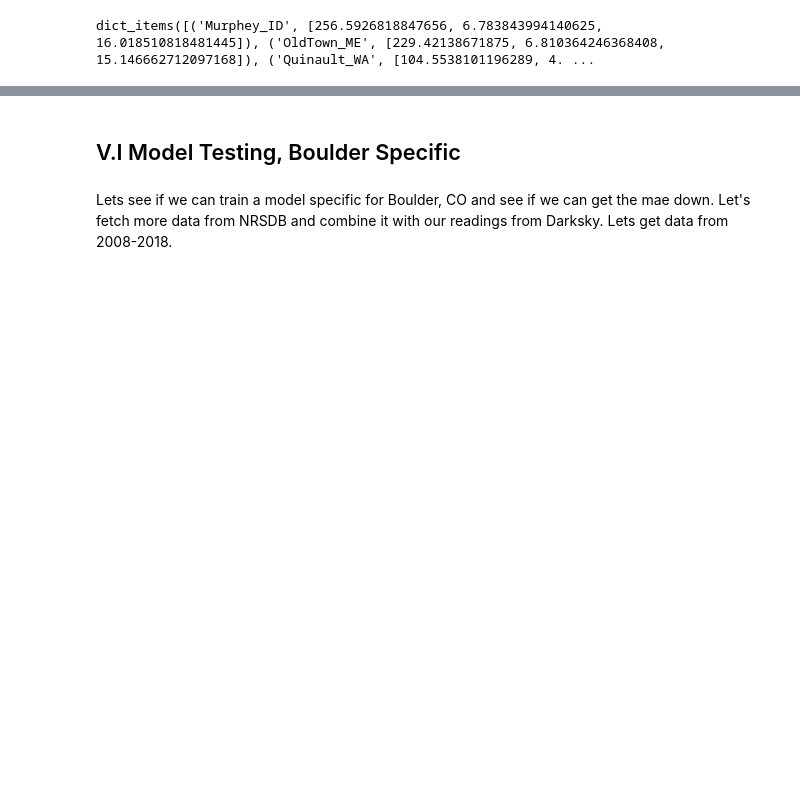
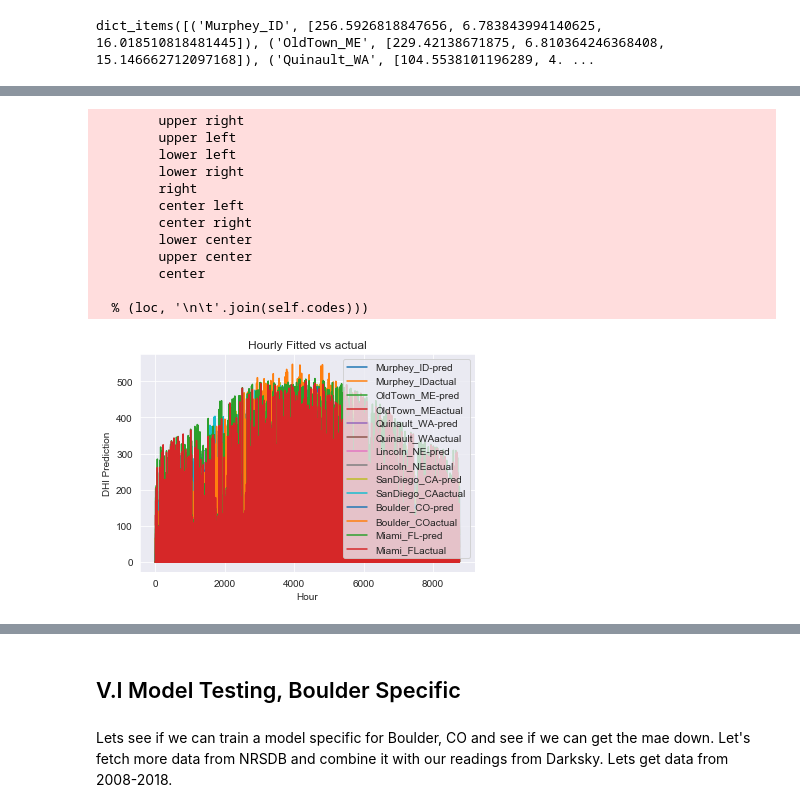
Before and after one commit to tpt5cu/solarIrradiancePredictor, a Jupyter notebook: Neural_Net_FINAL.ipynb, the cells around one changed output, grey strips where cells are left out. Cells and saved outputs as stored; diff of their text form; code cells hidden in the pictures; blank space fills up the shorter version.

```diff
--- a/Neural_Net_FINAL.ipynb
+++ b/Neural_Net_FINAL.ipynb
@@ -493,0 +516,31 @@ dict_items([('Murphey_ID', [860.7100830078125, 14.384405136108398, 29.3378601074
+# %%
+# Graphs
+legend_names = []
+for directory in pred_actuals.keys():
+    preds = ([float(i) for i in pred_actuals[directory]['preds']])
+    actuals =  ([float(i) for i in pred_actuals[directory]['actuals']])
+    plt.plot(preds)
+    legend_names.append(str(directory) +'-pred')
+    plt.plot(actuals)
+    legend_names.append(str(directory) +'actual')
+
+plt.title('Hourly Fitted vs actual')
+plt.ylabel('DHI Prediction')
+plt.xlabel('Hour')
+plt.legend(legend_names, loc='middle')
+plt.savefig('DHI-vs-Hour.png')
+plt.show()
+# %% [output]
+        upper right
+        upper left
+        lower left
+        lower right
+        right
+        center left
+        center right
+        lower center
+        upper center
+        center
+
+  % (loc, '\n\t'.join(self.codes)))
+[figure, added]
```
Also changed, not shown: parts of 29 cells of this notebook.
